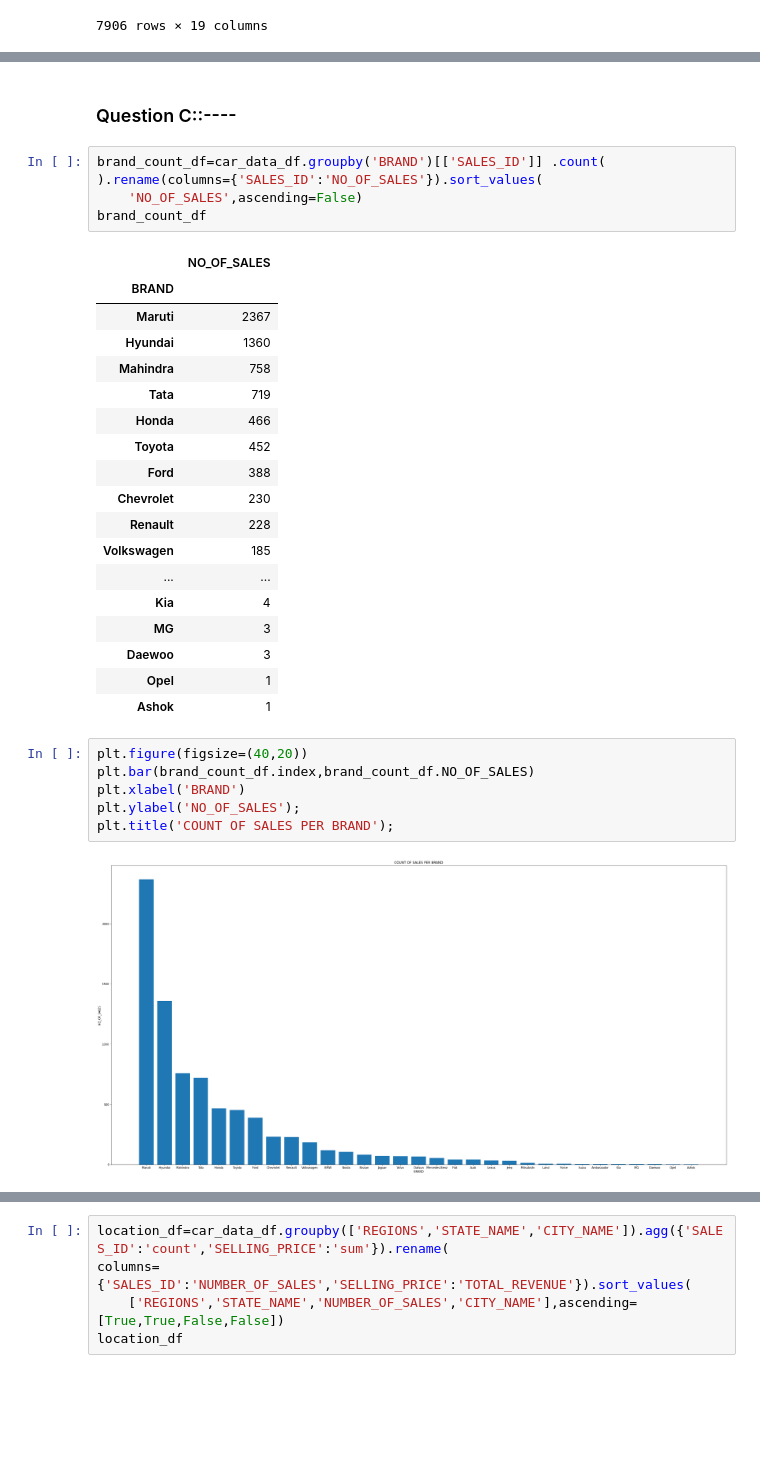
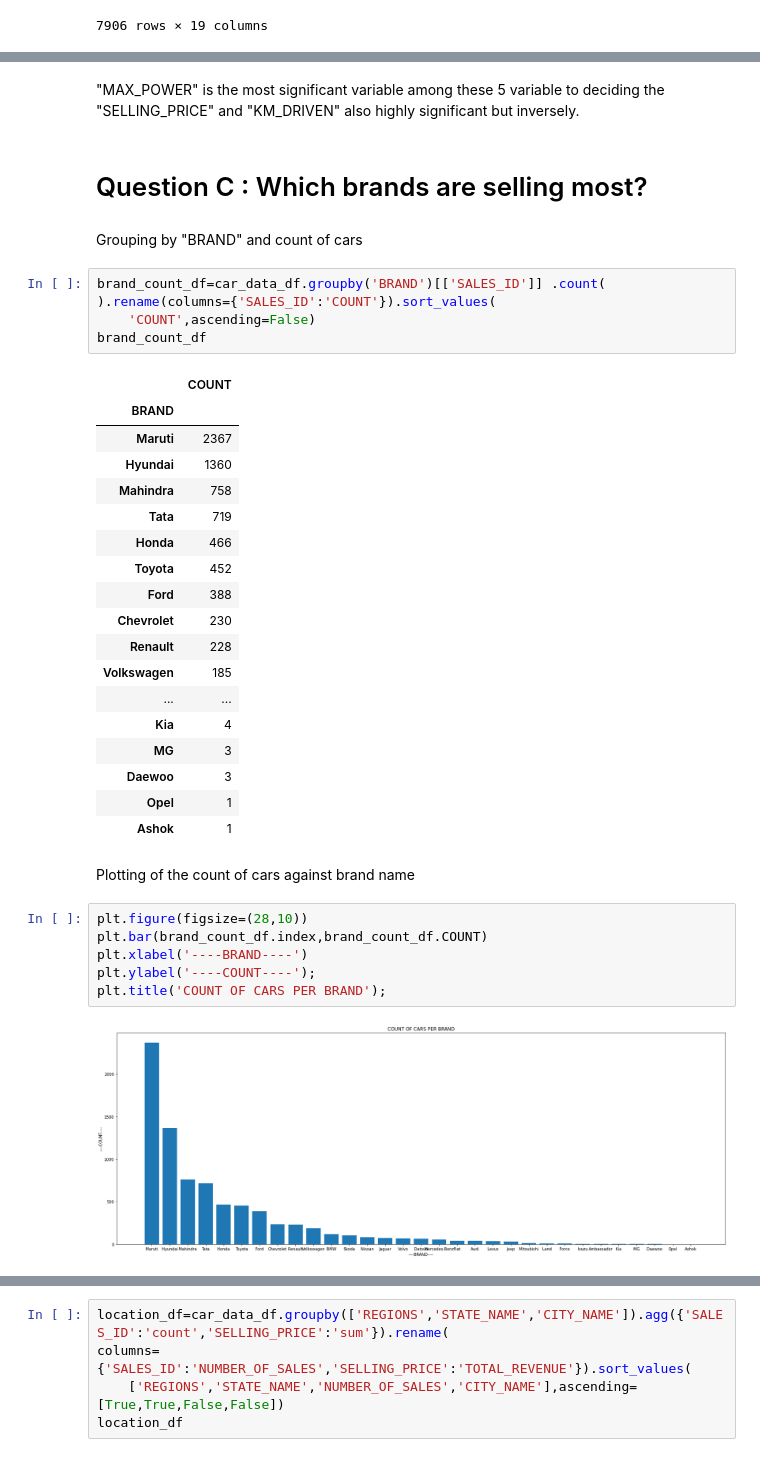
Before and after one commit to Anubhaw19/CP, a Jupyter notebook: Python/capstone(car_data) .ipynb, the cells around one changed output, grey strips where cells are left out. Drawn from its saved outputs; the diff is of its cells as text; blank space fills up the shorter version.

```diff
--- a/Python/capstone(car_data) .ipynb
+++ b/Python/capstone(car_data) .ipynb
@@ -29,12 +142,16 @@ car_data_df
+# %% [markdown]
+"MAX_POWER" is the most significant variable among these 5 variable to deciding the "SELLING_PRICE" and "KM_DRIVEN" also highly significant but inversely.
 # %% [markdown]
-### Question C::----
+# Question C : Which brands are selling most?
+# %% [markdown]
+Grouping by "BRAND"  and count of cars
 # %%
 brand_count_df=car_data_df.groupby('BRAND')[['SALES_ID']] .count(
-).rename(columns={'SALES_ID':'NO_OF_SALES'}).sort_values(
-    'NO_OF_SALES',ascending=False)
+).rename(columns={'SALES_ID':'COUNT'}).sort_values(
+    'COUNT',ascending=False)
 brand_count_df
 # %% [output]
-|  | NO_OF_SALES |
+|  | COUNT |
 | BRAND |  |
 | Maruti | 2367 |
 | Hyundai | 1360 |
@@ -52,11 +169,13 @@ brand_count_df
 | Daewoo | 3 |
 | Opel | 1 |
 | Ashok | 1 |
+# %% [markdown]
+Plotting of the count of cars against brand name
 # %%
-plt.figure(figsize=(40,20))
-plt.bar(brand_count_df.index,brand_count_df.NO_OF_SALES)
-plt.xlabel('BRAND')
-plt.ylabel('NO_OF_SALES');
-plt.title('COUNT OF SALES PER BRAND');
+plt.figure(figsize=(28,10))
+plt.bar(brand_count_df.index,brand_count_df.COUNT)
+plt.xlabel('----BRAND----')
+plt.ylabel('----COUNT----');
+plt.title('COUNT OF CARS PER BRAND');
 # %% [output]
-[figure, old version]
+[figure, new version]
```
Also changed, not shown: parts of 65 cells of this notebook.
